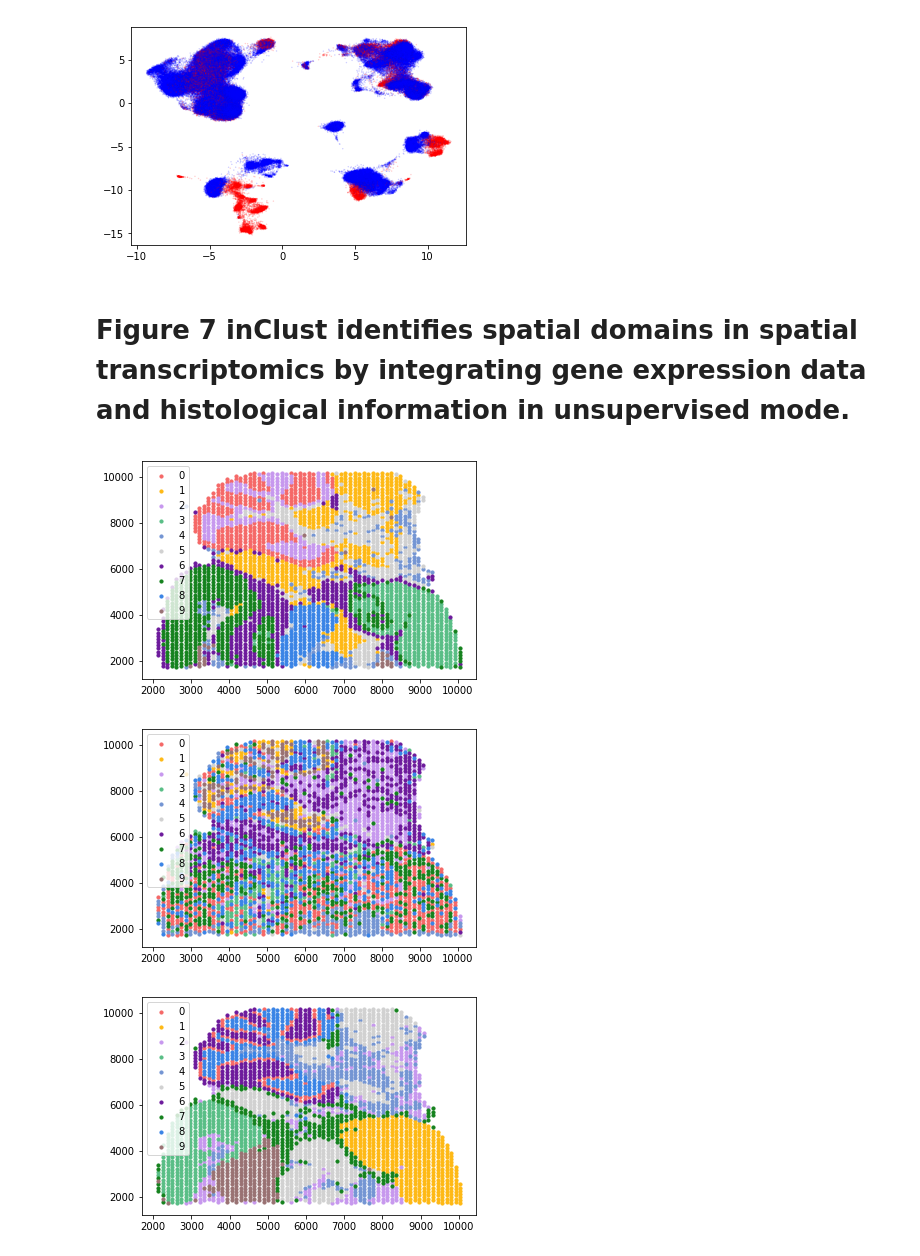
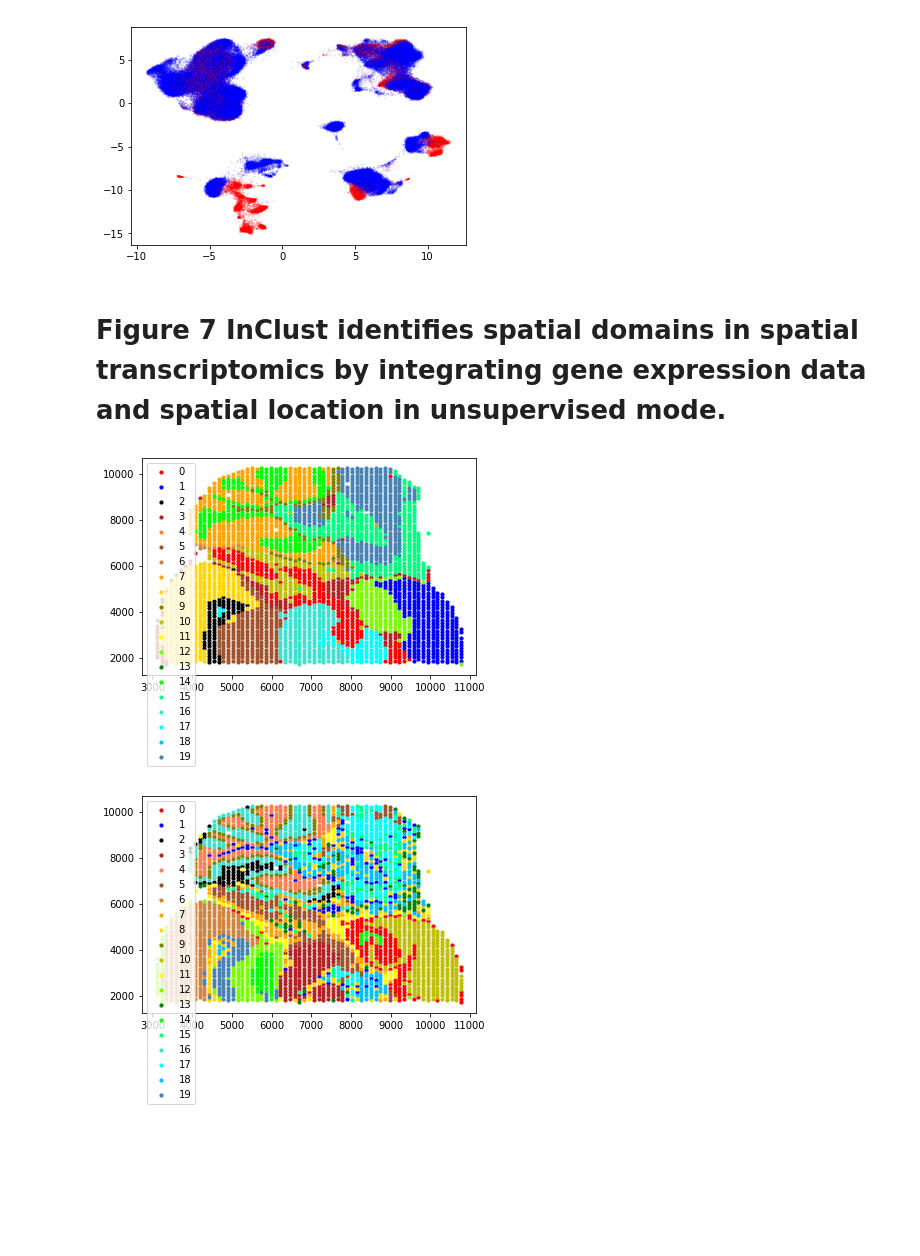
Before and after one commit to bnusss/inClust, a Jupyter notebook: demo_reproducing_figures.ipynb, the cells around one changed output. Cells and saved outputs as stored; diff of their text form; code cells hidden in the pictures; blank space fills up the shorter version.

```diff
--- a/demo_reproducing_figures.ipynb
+++ b/demo_reproducing_figures.ipynb
@@ -341,7 +339,7 @@ plt.show()
 [figure]
 [figure]
 # %% [markdown]
-# Figure 7 inClust identifies spatial domains in spatial transcriptomics by integrating gene expression data and histological information in unsupervised mode.
+# Figure 7 InClust identifies spatial domains in spatial transcriptomics by integrating gene expression data and spatial location in unsupervised mode.
 # %%
 from scipy import sparse
 import matplotlib.pyplot as plt
@@ -349,66 +347,49 @@ import numpy as np
 from sklearn.decomposition import PCA
 from sklearn.manifold import TSNE
 
-color = ['#F56867','#FEB915','#C798EE','#59BE86','#7495D3','#D1D1D1','#6D1A9C','#15821E','#3A84E6','#997273']
-total_info = np.load('data/plot/Fig7_label.npy')
+color = ['red', 'b','k', 'firebrick',  'coral', 'sienna', 'peru','orange', 'gold',
+         'olive', 'y', 'yellow', 'lawngreen', 'green', 'lime','springgreen','turquoise','cyan', 'deepskyblue',
+        'steelblue']
+total_info = np.load('data/plot/Fig7_position.npy')
 
-X_embedded = total_info[:,0:2]
+X_embedded = total_info
 #print(list(X_embedded))
 
 #####################################################################################################################
-label = np.load('data/plot/Fig7_expre_clusters.npy')
+label = np.load('data/plot/Fig7_inClust.npy')
 cell_class = label
 
 label_label = []
-for i in range(10):
+for i in range(20):
     label_label.append([])
 
 for i in range(cell_class.shape[0]):
     label_label[cell_class[i]].append(i)
 #print(label_label)
 
-for i in range(10):
+for i in range(20):
     plt.scatter(X_embedded[label_label[i], 0], X_embedded[label_label[i], 1], color=color[i], label=i,s=10, alpha=1)
 plt.legend(loc='upper left')
 plt.show()
 
 #####################################################################################################################
-label = np.load('data/plot/Fig7_RGB_clusters.npy')
+label = np.load('data/plot/Fig7_kmean.npy')
 cell_class  = label
 
 label_label = []
-for i in range(10):
+for i in range(20):
     label_label.append([])
 
 for i in range(cell_class.shape[0]):
     label_label[cell_class[i]].append(i)
 #print(label_label)
 
-for i in range(10):
-    plt.scatter(X_embedded[label_label[i], 0], X_embedded[label_label[i], 1], color=color[i], label=i,s=10, alpha=1)
-plt.legend(loc='upper left')
-plt.show()
-
-#####################################################################################################################
-
-label = np.load('data/plot/Fig7_inClust_results.npy')
-cell_class  = label
-
-label_label = []
-for i in range(10):
-    label_label.append([])
-
-for i in range(cell_class.shape[0]):
-    label_label[cell_class[i]].append(i)
-#print(label_label)
-
-for i in range(10):
+for i in range(20):
     plt.scatter(X_embedded[label_label[i], 0], X_embedded[label_label[i], 1], color=color[i], label=i,s=10, alpha=1)
 plt.legend(loc='upper left')
 plt.show()
 
 exit()
 # %% [output]
-[figure, old version]
+[figure, new version]
-[figure, old version]
+[figure, new version]
-[figure, removed]
```
Also changed, not shown: parts of 2 cells of this notebook, 21 other files.
